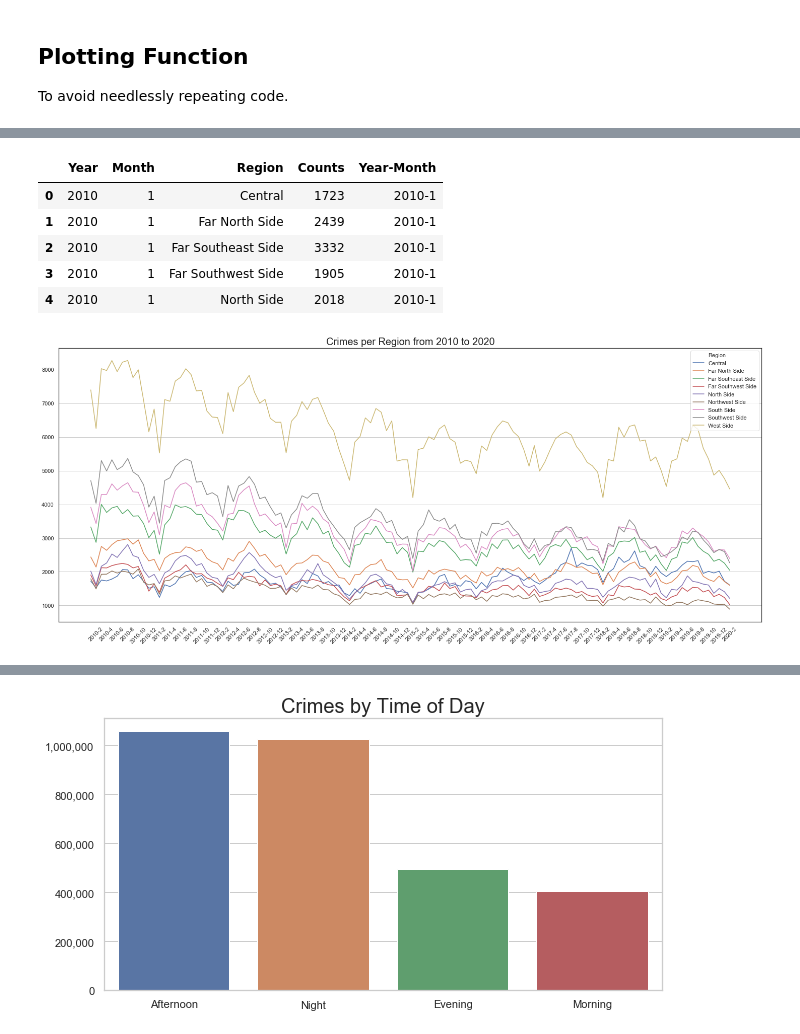
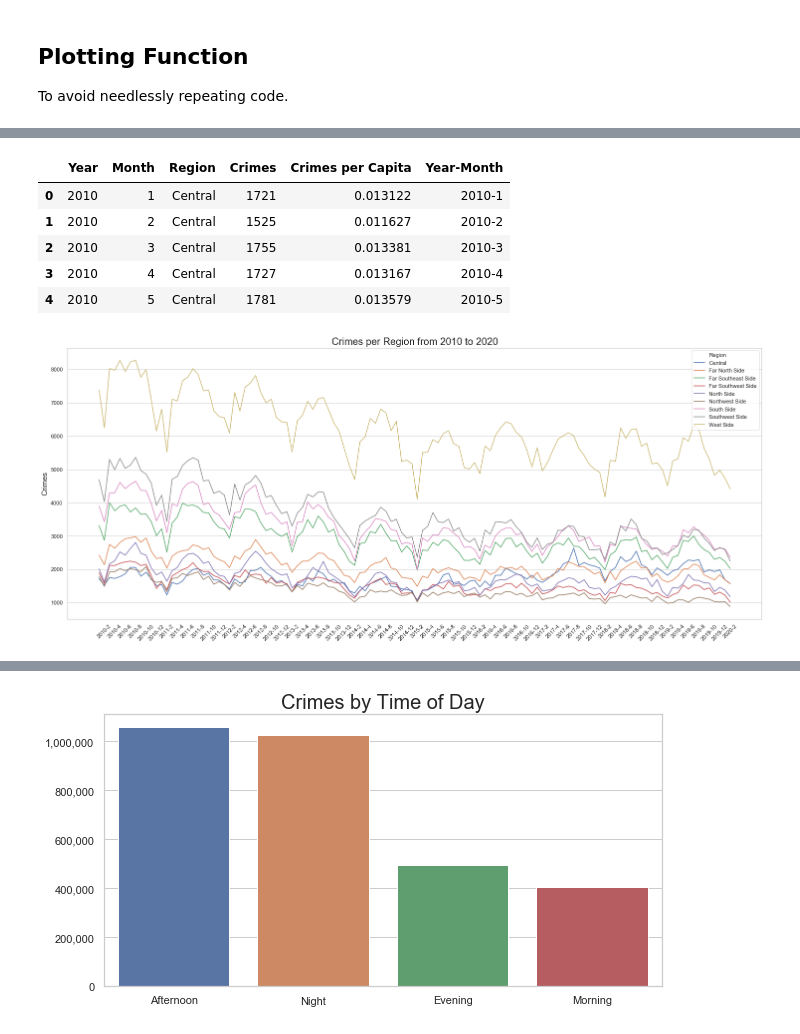
Before and after one commit to ryan-kp-miller/Chicago-Crime-Analysis, a Jupyter notebook: Data_Exploration.ipynb, the cells around one changed output, grey strips where cells are left out. Cells and saved outputs as stored; diff of their text form; code cells hidden in the pictures.

```diff
--- a/Data_Exploration.ipynb
+++ b/Data_Exploration.ipynb
@@ -51,0 +74,3 @@ Approximate Average Crimes per Day: 823
+# %%
+comm_area_pop = crimes.groupby(['Community Area', 'Region'])['2010 Population'].max().reset_index()
+comm_area_pop.head()
@@ -51,0 +84,3 @@ Approximate Average Crimes per Day: 823
+# %%
+region_pop = comm_area_pop.groupby(['Region'])['2010 Population'].sum().reset_index()
+region_pop.head()
@@ -147,34 +281,39 @@ plot_crime(comm_area_hom_counts[-10:], x_col="Community Area", y_col="Counts",
 # %%
 #grouping by Year, Month, and Region
 date_region_counts = crimes.groupby(['Year','Month','Region']).count().iloc[:,0].reset_index()
-date_region_counts.columns = ['Year','Month','Region','Counts']
+date_region_counts.columns = ['Year','Month','Region','Crimes']
 date_region_counts.sort_values(by=['Year', 'Month'], ascending=True, inplace=True)
+
+#adding crimes per capita
+date_region_counts = date_region_counts.merge(region_pop, how='inner', on='Region')
+date_region_counts['Crimes per Capita'] = date_region_counts['Crimes'] / date_region_counts['2010 Population']
+date_region_counts.drop(labels=['2010 Population'], axis=1, inplace=True)
 
 #creating Year-Month column and dropping Year and Month
 date_region_counts['Year-Month'] = date_region_counts['Year'].astype(str) + '-' + date_region_counts['Month'].astype(str)
 # %%
 date_region_counts.head()
 # %% [output]
-|  | Year | Month | Region | Counts | Year-Month |
-| 0 | 2010 | 1 | Central | 1723 | 2010-1 |
-| 1 | 2010 | 1 | Far North Side | 2439 | 2010-1 |
-| 2 | 2010 | 1 | Far Southeast Side | 3332 | 2010-1 |
-| 3 | 2010 | 1 | Far Southwest Side | 1905 | 2010-1 |
-| 4 | 2010 | 1 | North Side | 2018 | 2010-1 |
+|  | Year | Month | Region | Crimes | Crimes per Capita | Year-Month |
+| 0 | 2010 | 1 | Central | 1721 | 0.013122 | 2010-1 |
+| 1 | 2010 | 2 | Central | 1525 | 0.011627 | 2010-2 |
+| 2 | 2010 | 3 | Central | 1755 | 0.013381 | 2010-3 |
+| 3 | 2010 | 4 | Central | 1727 | 0.013167 | 2010-4 |
+| 4 | 2010 | 5 | Central | 1781 | 0.013579 | 2010-5 |
 # %%
 fig,ax = plt.subplots(figsize=(25,10))
-ax = sns.lineplot(data=date_region_counts, x="Year-Month", y="Counts", hue="Region", sort=False)
+ax = sns.lineplot(data=date_region_counts, x="Year-Month", y="Crimes", hue="Region", sort=False)
 
 #only showing every other Month-Year label
 for label in ax.xaxis.get_ticklabels()[::2]:
     label.set_visible(False)
 
 plt.title("Crimes per Region from 2010 to 2020", fontsize=20)
 plt.xticks(rotation=45)
 ax.xaxis.grid(False)
 ax.yaxis.grid(True)
 plt.xlabel(None)
-plt.ylabel(None)
+plt.ylabel("Crimes", fontsize=15)
 plt.show()
 # %% [output]
-[figure, old version]
+[figure, new version]
```
Also changed, not shown: parts of 37 cells of this notebook.
